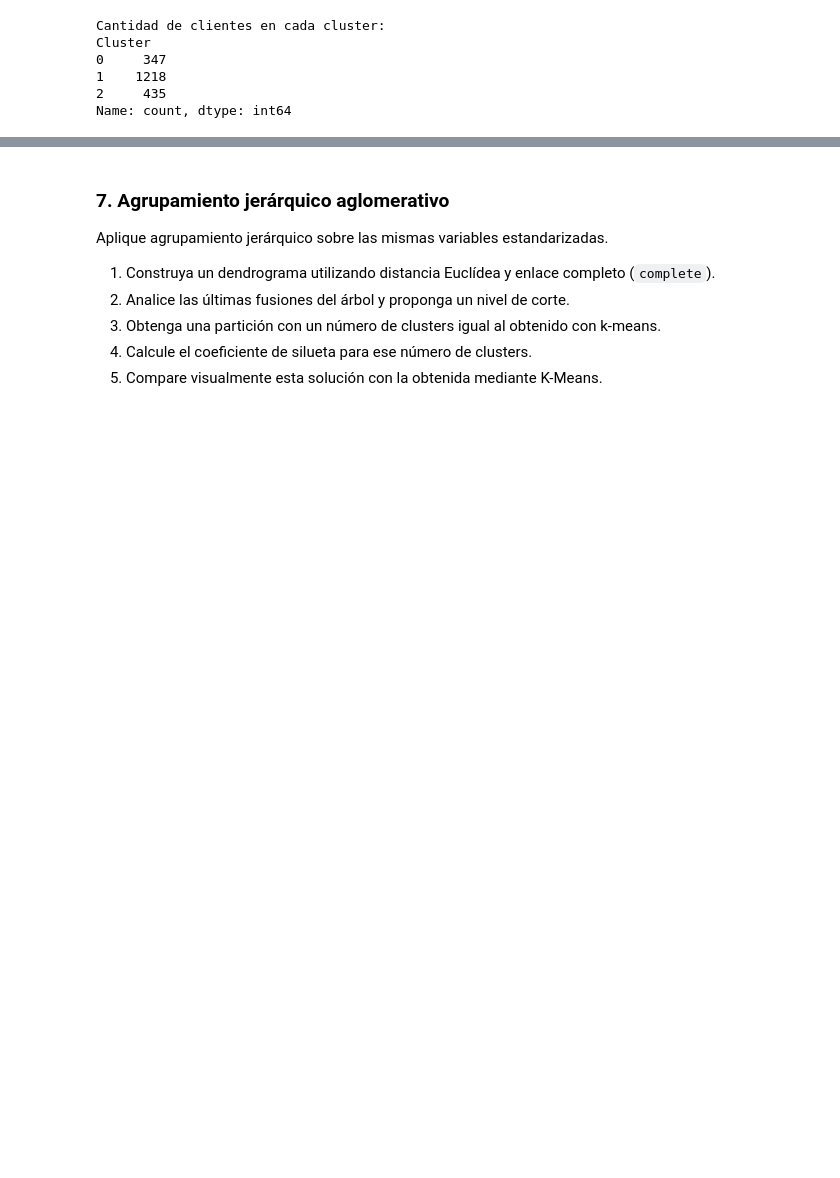
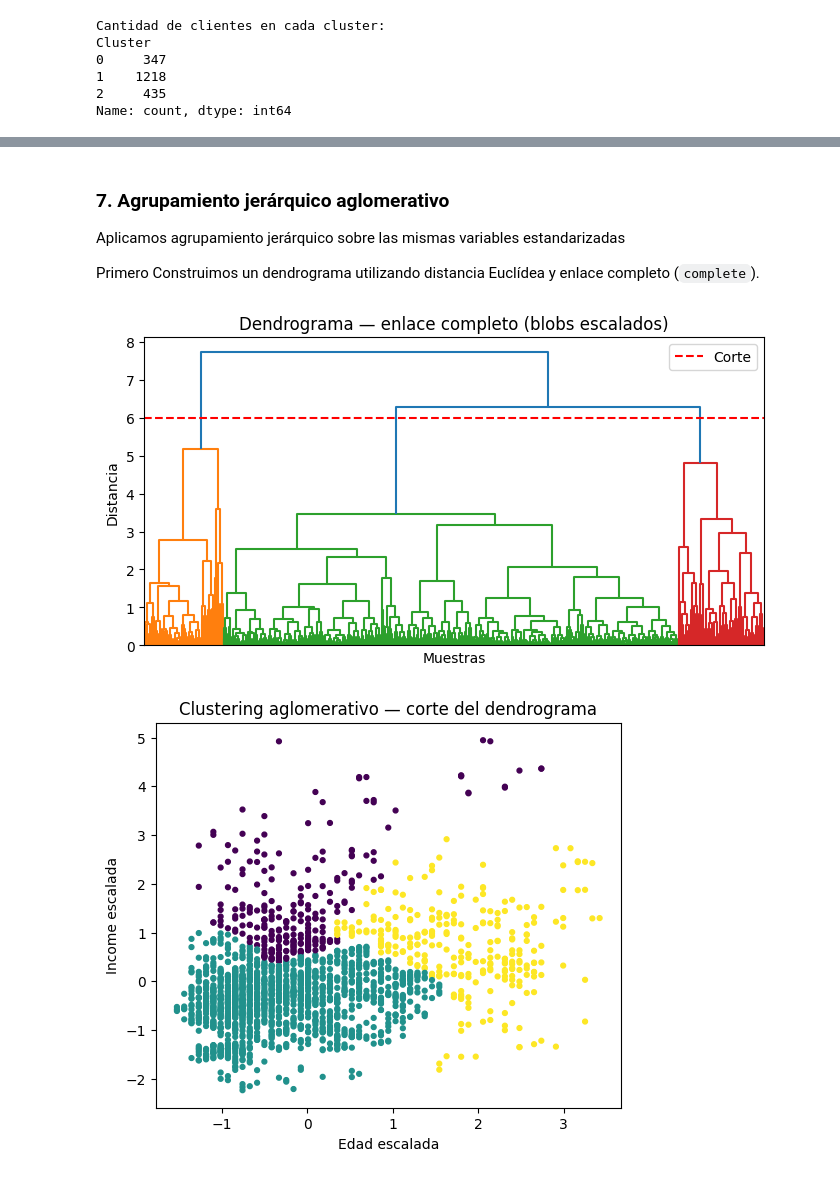
Before and after one commit to LuciaSaravia/Aprendizaje-Automatico, a Jupyter notebook: Actividad4_Clustering_Segmentacion_clientes_grupo_5.ipynb, the cells around one changed output, grey strips where cells are left out. Cells and saved outputs as stored; diff of their text form; code cells hidden in the pictures; blank space fills up the shorter version.

```diff
--- a/Actividad4_Clustering_Segmentacion_clientes_grupo_5.ipynb
+++ b/Actividad4_Clustering_Segmentacion_clientes_grupo_5.ipynb
@@ -376,10 +454,30 @@ Name: count, dtype: int64
 # %% [markdown]
 ### 7. Agrupamiento jerárquico aglomerativo
 
-Aplique agrupamiento jerárquico sobre las mismas variables estandarizadas.
+Aplicamos agrupamiento jerárquico sobre las mismas variables estandarizadas
 
-1. Construya un dendrograma utilizando distancia Euclídea y enlace completo (`complete`).
-2. Analice las últimas fusiones del árbol y proponga un nivel de corte.
-3. Obtenga una partición con un número de clusters igual al obtenido con k-means.
-4. Calcule el coeficiente de silueta para ese número de clusters.
-5. Compare visualmente esta solución con la obtenida mediante K-Means.
+Primero Construimos un dendrograma utilizando distancia Euclídea y enlace completo (`complete`).
+# %%
+Z = linkage(X_scaled, method="complete", metric="euclidean") # Utilizamos la distancia euclídea y el método de enlace completo
+
+# Dendrograma
+plt.figure(figsize=(8, 4))
+dendrogram(Z, no_labels=True, color_threshold=None)
+plt.axhline(y=6.0, color="red", linestyle="--", label="Corte") # hace un corte en 6 y nos permite obtener 3 clusters como en el kmeans
+plt.title("Dendrograma — enlace completo (blobs escalados)")
+plt.xlabel("Muestras")
+plt.ylabel("Distancia")
+plt.legend()
+plt.show()
+
+hier_labels = fcluster(Z, t=6.0, criterion="distance")
+
+plt.figure(figsize=(6, 5))
+plt.scatter(X_scaled[:, 0], X_scaled[:, 1], s=12, c=hier_labels)
+plt.title("Clustering aglomerativo — corte del dendrograma")
+plt.xlabel("Edad escalada")
+plt.ylabel("Income escalada")
+plt.show()
+# %% [output]
+[figure, added]
+[figure, added]
```
Also changed, not shown: parts of 38 cells of this notebook.
